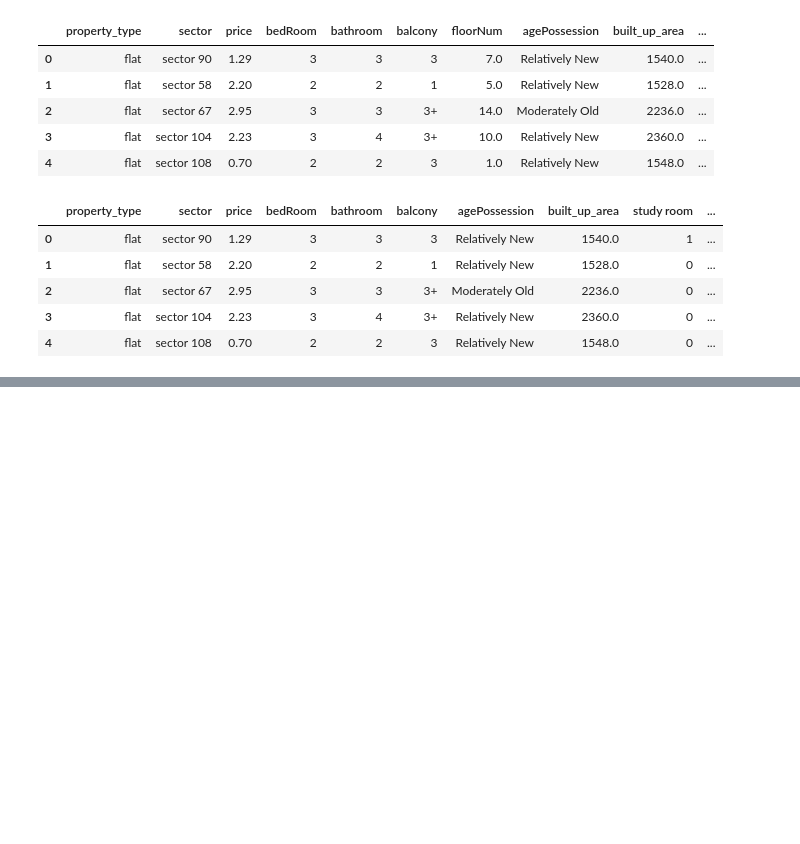
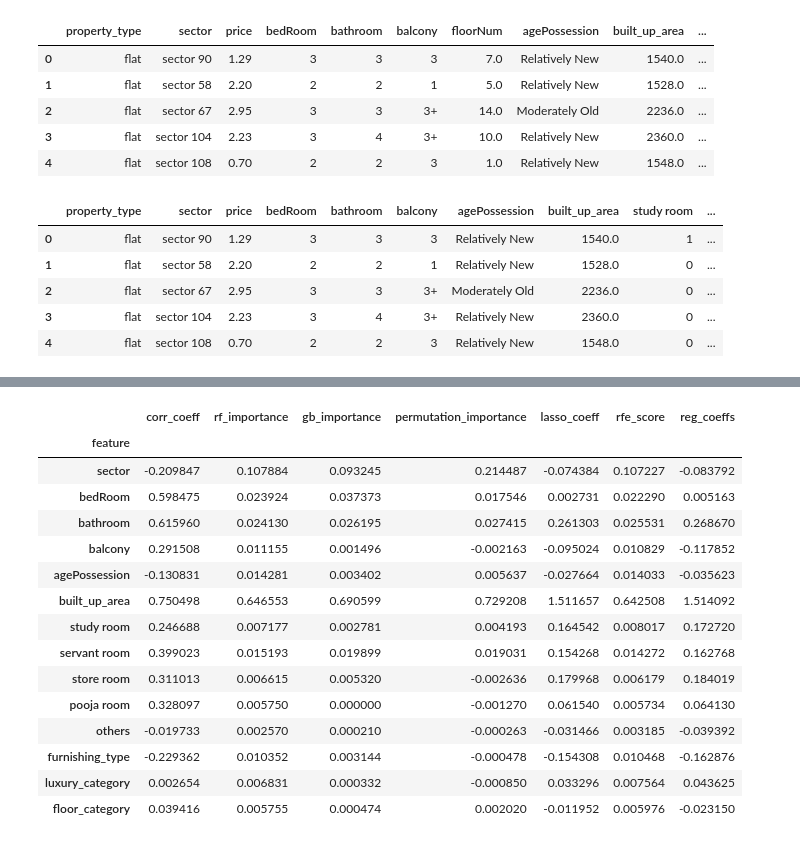
Before and after one commit to Tanwar-Aastha/Property-price-prediction, a Jupyter notebook: notebook/Feature Engineering and Selection/feature_selection.ipynb, the cells around one changed output, grey strips where cells are left out. Saved outputs shown, nothing was run; the diff lists cells and outputs as text; code cells hidden in the pictures; blank space fills up the shorter version.

```diff
--- a/notebook/Feature Engineering and Selection/feature_selection.ipynb
+++ b/notebook/Feature Engineering and Selection/feature_selection.ipynb
@@ -153,0 +241,3 @@ train_df.head()
+# %%
+fi_df1 = data_label_encoded.corr()['price'].iloc[1:].to_frame().reset_index().rename(columns={'index':'feature','price':'corr_coeff'})
+fi_df1
@@ -153,0 +408,23 @@ train_df.head()
+# %%
+from sklearn.feature_selection import RFE
+
+# Initialize the base estimator
+estimator = RandomForestRegressor()
+
+# Apply RFE on the label-encoded and standardized training data
+selector_label = RFE(estimator, n_features_to_select=X_label.shape[1], step=1)
+selector_label = selector_label.fit(X_label, y_label)
+
+# Get the selected features based on RFE
+selected_features = X_label.columns[selector_label.support_]
+
+# Extract the coefficients for the selected features from the underlying linear regression model
+selected_coefficients = selector_label.estimator_.feature_importances_
+
+# Organize the results into a DataFrame
+fi_df6 = pd.DataFrame({
+    'feature': selected_features,
+    'rfe_score': selected_coefficients
+}).sort_values(by='rfe_score', ascending=False)
+
+fi_df6
@@ -153,0 +450,14 @@ train_df.head()
+# %%
+from sklearn.linear_model import LinearRegression
+
+# Train a linear regression model on the label-encoded and standardized training data
+lin_reg = LinearRegression()
+lin_reg.fit(X_scaled, y_label)
+
+# Extract coefficients
+fi_df7 = pd.DataFrame({
+    'feature': X_label.columns,
+    'reg_coeffs': lin_reg.coef_
+}).sort_values(by='reg_coeffs', ascending=False)
+
+fi_df7
@@ -153,0 +481,21 @@ train_df.head()
+# %%
+final_fi_df = fi_df1.merge(fi_df2,on='feature').merge(fi_df3,on='feature').merge(fi_df4,on='feature').merge(fi_df5,on='feature').merge(fi_df6,on='feature').merge(fi_df7,on='feature').set_index('feature')
+# %%
+final_fi_df
+# %% [output]
+|  | corr_coeff | rf_importance | gb_importance | permutation_importance | lasso_coeff | rfe_score | reg_coeffs |
+| feature |  |  |  |  |  |  |  |
+| sector | -0.209847 | 0.107884 | 0.093245 | 0.214487 | -0.074384 | 0.107227 | -0.083792 |
+| bedRoom | 0.598475 | 0.023924 | 0.037373 | 0.017546 | 0.002731 | 0.022290 | 0.005163 |
+| bathroom | 0.615960 | 0.024130 | 0.026195 | 0.027415 | 0.261303 | 0.025531 | 0.268670 |
+| balcony | 0.291508 | 0.011155 | 0.001496 | -0.002163 | -0.095024 | 0.010829 | -0.117852 |
+| agePossession | -0.130831 | 0.014281 | 0.003402 | 0.005637 | -0.027664 | 0.014033 | -0.035623 |
+| built_up_area | 0.750498 | 0.646553 | 0.690599 | 0.729208 | 1.511657 | 0.642508 | 1.514092 |
+| study room | 0.246688 | 0.007177 | 0.002781 | 0.004193 | 0.164542 | 0.008017 | 0.172720 |
+| servant room | 0.399023 | 0.015193 | 0.019899 | 0.019031 | 0.154268 | 0.014272 | 0.162768 |
+| store room | 0.311013 | 0.006615 | 0.005320 | -0.002636 | 0.179968 | 0.006179 | 0.184019 |
+| pooja room | 0.328097 | 0.005750 | 0.000000 | -0.001270 | 0.061540 | 0.005734 | 0.064130 |
+| others | -0.019733 | 0.002570 | 0.000210 | -0.000263 | -0.031466 | 0.003185 | -0.039392 |
+| furnishing_type | -0.229362 | 0.010352 | 0.003144 | -0.000478 | -0.154308 | 0.010468 | -0.162876 |
+| luxury_category | 0.002654 | 0.006831 | 0.000332 | -0.000850 | 0.033296 | 0.007564 | 0.043625 |
+| floor_category | 0.039416 | 0.005755 | 0.000474 | 0.002020 | -0.011952 | 0.005976 | -0.023150 |
```
Also changed, not shown: parts of 29 cells of this notebook, 3 other files.
